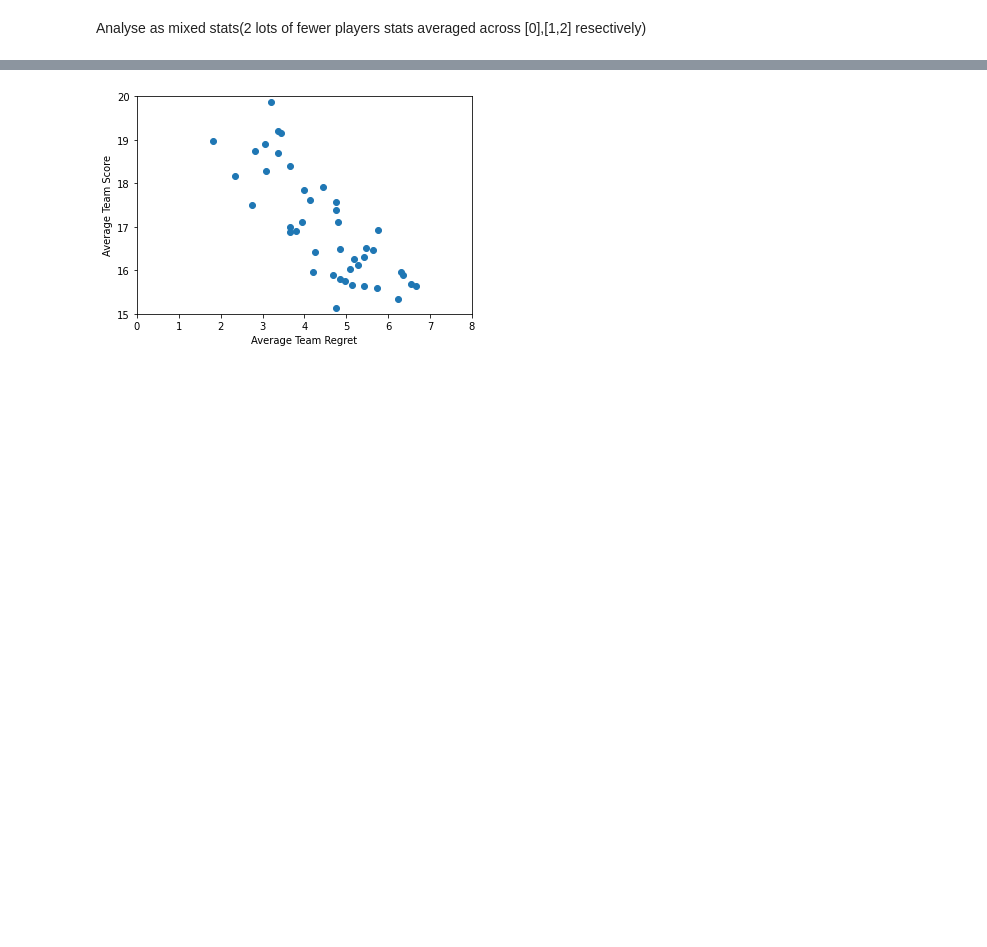
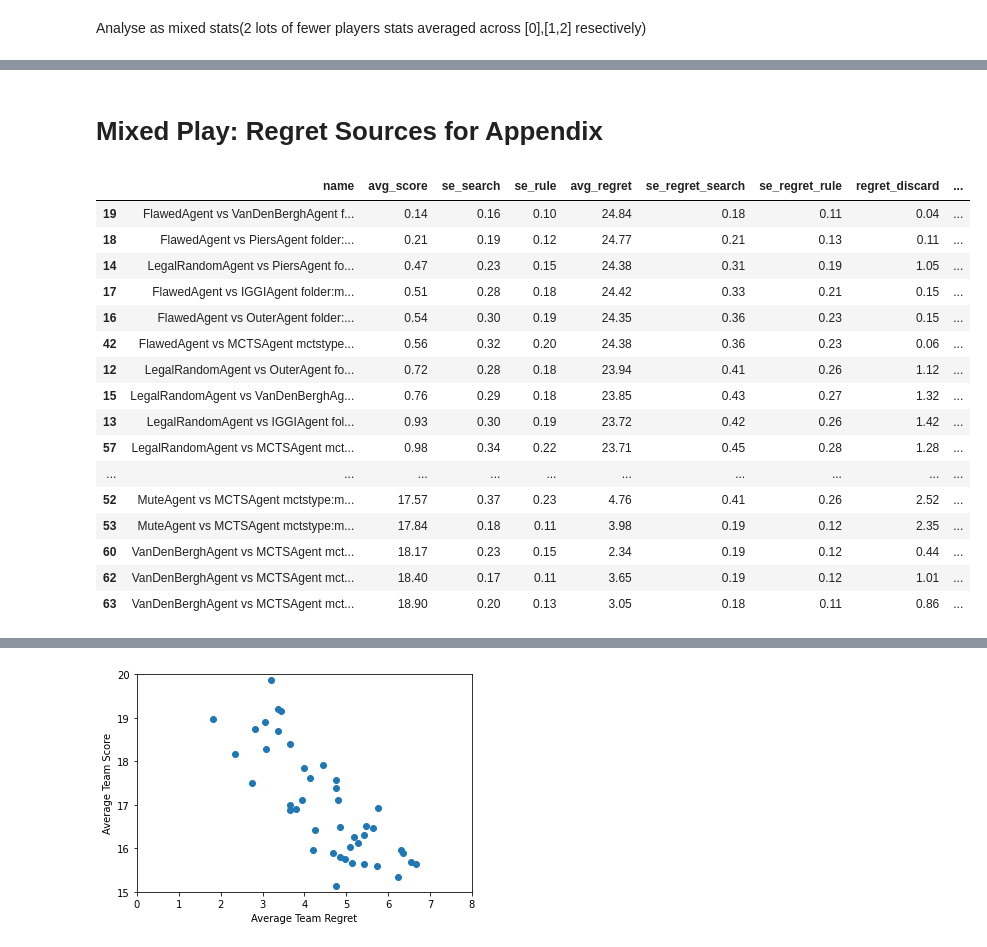
Before and after one commit to MBlogs/mcts-hanabi, a Jupyter notebook: experiments/analyse_experiment.ipynb, the cells around one changed output, grey strips where cells are left out. Drawn from its saved outputs; the diff is of its cells as text; code cells hidden in the pictures; blank space fills up the shorter version.

```diff
--- a/experiments/analyse_experiment.ipynb
+++ b/experiments/analyse_experiment.ipynb
@@ -449 +382,51 @@ mixed_df[(mixed_df["name"].str.contains("folder:mix_search s")) \
+# %% [markdown]
+# Mixed Play: Regret Sources for Appendix
+# %%
+def mixed_experiments_dict_to_df_extra(experiment_dict,second_players=[1,2],decimals=2):
+  experiment_df = experiments_dict_to_df(experiment_dict,[0],decimals)
+  experiment_df = condense_experiments_df_extra(experiment_df, True)
+  # Pull same df for 2p agents
+  experiment_df_2p = experiments_dict_to_df(experiment_dict,second_players,decimals)
+  experiment_df_2p = condense_experiments_df_extra(experiment_df_2p,True)
+  # Cut off the Team stats from 2p (but keep name)
+  keep_cols = list(experiment_df_2p.columns)[:1] +list(experiment_df_2p.columns)[4:]
+  experiment_df_2p = experiment_df_2p[keep_cols]
+  df = pd.merge(experiment_df,experiment_df_2p, on="name", how="left", suffixes=("","_2")).round(decimals)
+  df.drop(columns = ["regret","regret_indiv0_2","regret_indiv1_2","regret_indiv2_2"], inplace=True)
+  return df
+
+def condense_experiments_df_extra(experiment_df,mixed=False):
+  """Remove superfluous columns"""
+  drop_cols = set(["info","discard","play","info_perc","discard_perc","play_perc","regret_discard_perc","regret_endgame_perc","regret_perc","regret_play_perc","info_perc","discard_perc","play_perc"])
+  if mixed:
+    drop_cols.update(set(["info_perc","discard_perc","play_perc","regret_discard_perc","regret_perc","regret_play_perc","regret_endgame_perc",
+                         ]))
+  drop_cols = [c for c in drop_cols if c in experiment_df.columns]
+  return experiment_df.drop(columns=drop_cols, inplace=False)
+
+
+mixed_df_extra = mixed_experiments_dict_to_df_extra(master_experiments)
+# %%
+mixed_df_extra = mixed_df_extra[((mixed_df["name"].str.contains("folder:mix_search s")) \
+         & ~(mixed_df["name"].str.contains("depth1")))
+         | (mixed_df["name"].str.contains("folder:mix_rule"))].sort_values(by="avg_score")
+mixed_df_extra[["name","avg_score","se_search","se_rule","avg_regret","se_regret_search","se_regret_rule","regret_discard","regret_play","regret_endgame","regret_discard_2","regret_play_2","regret_endgame_2"]]
+# %% [output]
+|  | name | avg_score | se_search | se_rule | avg_regret | se_regret_search | se_regret_rule | regret_discard | ... |
+| 19 | FlawedAgent vs VanDenBerghAgent f... | 0.14 | 0.16 | 0.10 | 24.84 | 0.18 | 0.11 | 0.04 | ... |
+| 18 | FlawedAgent vs PiersAgent folder:... | 0.21 | 0.19 | 0.12 | 24.77 | 0.21 | 0.13 | 0.11 | ... |
+| 14 | LegalRandomAgent vs PiersAgent fo... | 0.47 | 0.23 | 0.15 | 24.38 | 0.31 | 0.19 | 1.05 | ... |
+| 17 | FlawedAgent vs IGGIAgent folder:m... | 0.51 | 0.28 | 0.18 | 24.42 | 0.33 | 0.21 | 0.15 | ... |
+| 16 | FlawedAgent vs OuterAgent folder:... | 0.54 | 0.30 | 0.19 | 24.35 | 0.36 | 0.23 | 0.15 | ... |
+| 42 | FlawedAgent vs MCTSAgent mctstype... | 0.56 | 0.32 | 0.20 | 24.38 | 0.36 | 0.23 | 0.06 | ... |
+| 12 | LegalRandomAgent vs OuterAgent fo... | 0.72 | 0.28 | 0.18 | 23.94 | 0.41 | 0.26 | 1.12 | ... |
+| 15 | LegalRandomAgent vs VanDenBerghAg... | 0.76 | 0.29 | 0.18 | 23.85 | 0.43 | 0.27 | 1.32 | ... |
+| 13 | LegalRandomAgent vs IGGIAgent fol... | 0.93 | 0.30 | 0.19 | 23.72 | 0.42 | 0.26 | 1.42 | ... |
+| 57 | LegalRandomAgent vs MCTSAgent mct... | 0.98 | 0.34 | 0.22 | 23.71 | 0.45 | 0.28 | 1.28 | ... |
+| ... | ... | ... | ... | ... | ... | ... | ... | ... | ... |
+| 52 | MuteAgent vs MCTSAgent mctstype:m... | 17.57 | 0.37 | 0.23 | 4.76 | 0.41 | 0.26 | 2.52 | ... |
+| 53 | MuteAgent vs MCTSAgent mctstype:m... | 17.84 | 0.18 | 0.11 | 3.98 | 0.19 | 0.12 | 2.35 | ... |
+| 60 | VanDenBerghAgent vs MCTSAgent mct... | 18.17 | 0.23 | 0.15 | 2.34 | 0.19 | 0.12 | 0.44 | ... |
+| 62 | VanDenBerghAgent vs MCTSAgent mct... | 18.40 | 0.17 | 0.11 | 3.65 | 0.19 | 0.12 | 1.01 | ... |
+| 63 | VanDenBerghAgent vs MCTSAgent mct... | 18.90 | 0.20 | 0.13 | 3.05 | 0.18 | 0.11 | 0.86 | ... |
 # %% [markdown]
```
Also changed, not shown: parts of 21 cells of this notebook, 42 other files.
